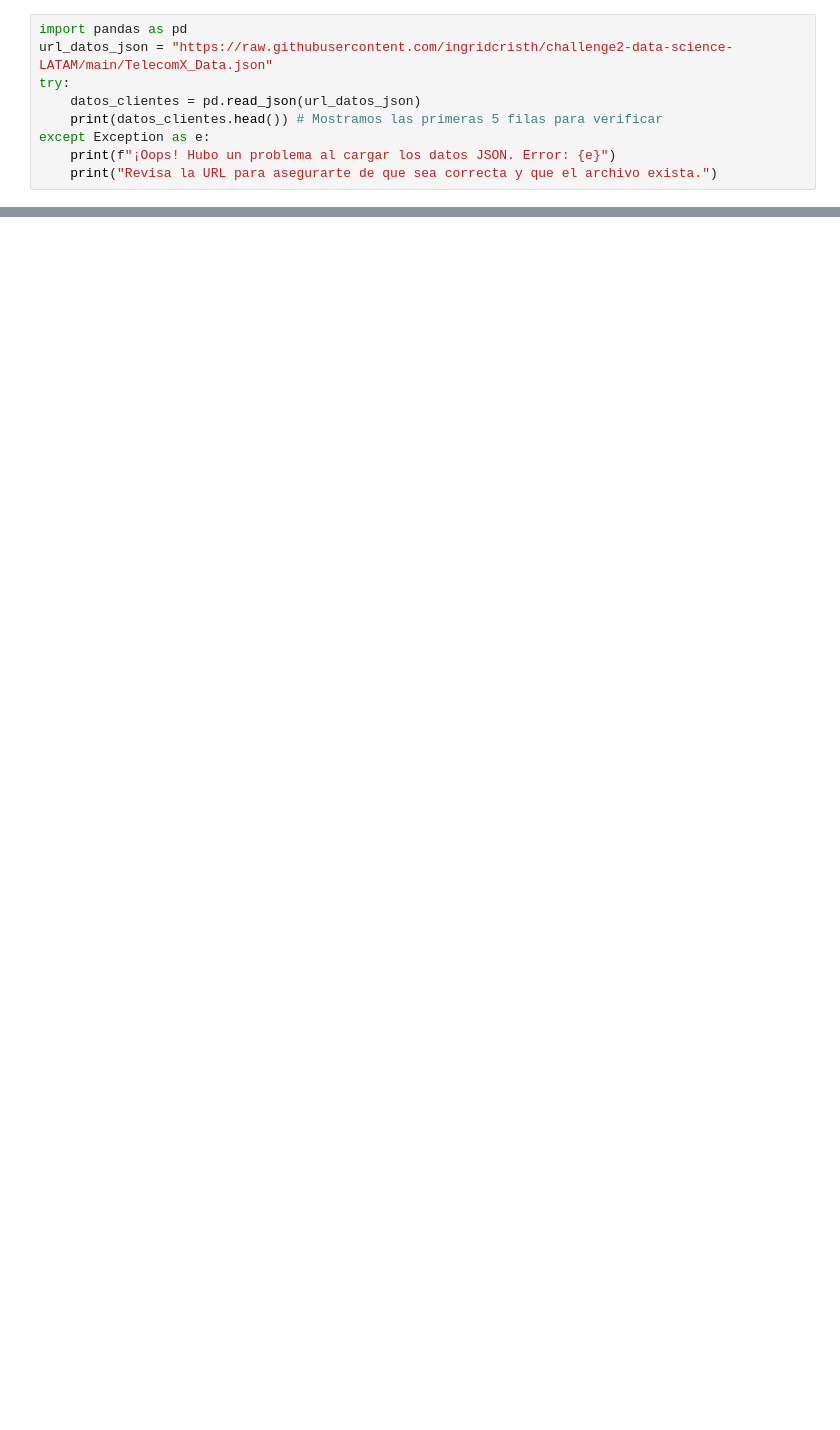
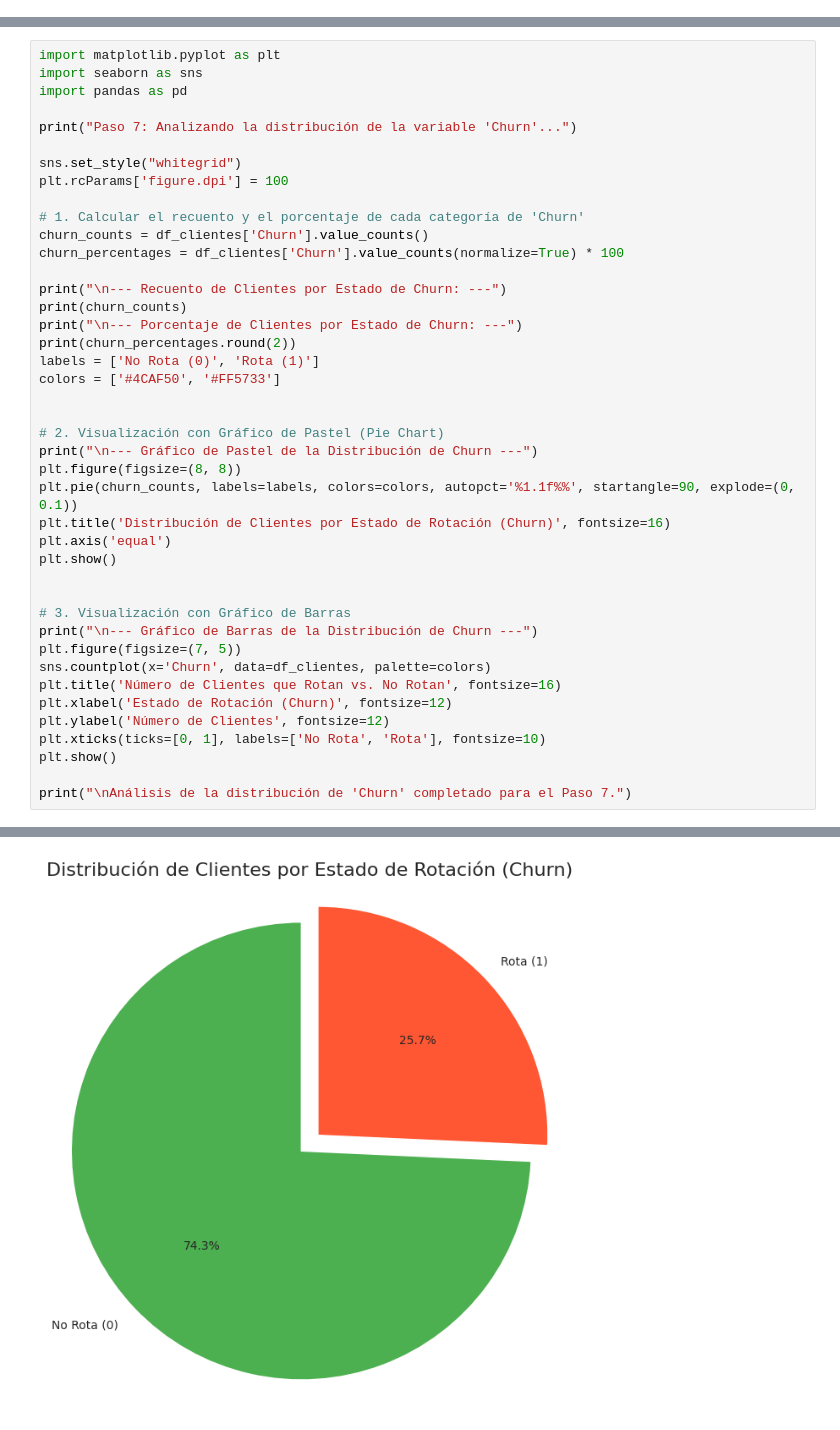
Before and after one commit to CrystyGzz/challenge-Telecom-X-parte-2, a Jupyter notebook: challenge_Telecom_X_parte_2.ipynb, the cells around one changed output, grey strips where cells are left out. Drawn from its saved outputs; the diff is of its cells as text; blank space fills up the shorter version.

```diff
--- a/challenge_Telecom_X_parte_2.ipynb
+++ b/challenge_Telecom_X_parte_2.ipynb
@@ -1,11 +1,2 @@
 # %% [markdown]
 <a href="https://colab.research.google.com/github/CrystyGzz/challenge-Telecom-X-parte-2/blob/main/challenge_Telecom_X_parte_2.ipynb" target="_parent"><img src="https://colab.research.google.com/assets/colab-badge.svg" alt="Open In Colab"/></a>
-# %%
-import pandas as pd
-url_datos_json = "https://raw.githubusercontent.com/ingridcristh/challenge2-data-science-LATAM/main/TelecomX_Data.json"
-try:
-    datos_clientes = pd.read_json(url_datos_json)
-    print(datos_clientes.head()) # Mostramos las primeras 5 filas para verificar
-except Exception as e:
-    print(f"¡Oops! Hubo un problema al cargar los datos JSON. Error: {e}")
-    print("Revisa la URL para asegurarte de que sea correcta y que el archivo exista.")
@@ -29,0 +510,43 @@ except Exception as e:
+# %%
+import matplotlib.pyplot as plt
+import seaborn as sns
+import pandas as pd
+
+print("Paso 7: Analizando la distribución de la variable 'Churn'...")
+
+sns.set_style("whitegrid")
+plt.rcParams['figure.dpi'] = 100
+
+# 1. Calcular el recuento y el porcentaje de cada categoría de 'Churn'
+churn_counts = df_clientes['Churn'].value_counts()
+churn_percentages = df_clientes['Churn'].value_counts(normalize=True) * 100
+
+print("\n--- Recuento de Clientes por Estado de Churn: ---")
+print(churn_counts)
+print("\n--- Porcentaje de Clientes por Estado de Churn: ---")
+print(churn_percentages.round(2))
+labels = ['No Rota (0)', 'Rota (1)']
+colors = ['#4CAF50', '#FF5733']
+
+
+# 2. Visualización con Gráfico de Pastel (Pie Chart)
+print("\n--- Gráfico de Pastel de la Distribución de Churn ---")
+plt.figure(figsize=(8, 8))
+plt.pie(churn_counts, labels=labels, colors=colors, autopct='%1.1f%%', startangle=90, explode=(0, 0.1))
+plt.title('Distribución de Clientes por Estado de Rotación (Churn)', fontsize=16)
+plt.axis('equal')
+plt.show()
+
+
+# 3. Visualización con Gráfico de Barras
+print("\n--- Gráfico de Barras de la Distribución de Churn ---")
+plt.figure(figsize=(7, 5))
+sns.countplot(x='Churn', data=df_clientes, palette=colors)
+plt.title('Número de Clientes que Rotan vs. No Rotan', fontsize=16)
+plt.xlabel('Estado de Rotación (Churn)', fontsize=12)
+plt.ylabel('Número de Clientes', fontsize=12)
+plt.xticks(ticks=[0, 1], labels=['No Rota', 'Rota'], fontsize=10)
+plt.show()
+
+print("\nAnálisis de la distribución de 'Churn' completado para el Paso 7.")
+# %% [output]
@@ -29,0 +568 @@ except Exception as e:
+[figure, added]
```
Also changed, not shown: parts of 11 cells of this notebook.
